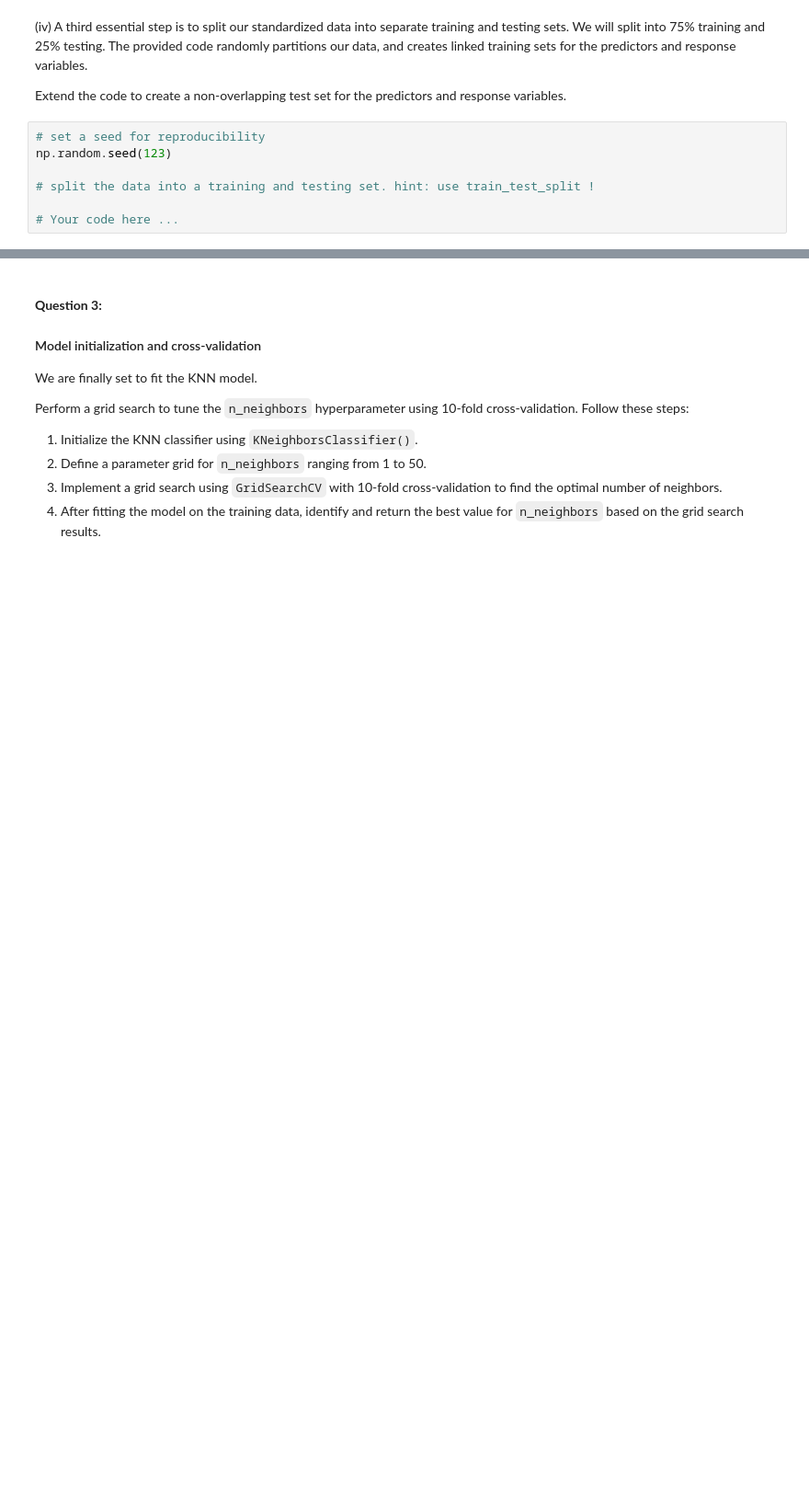
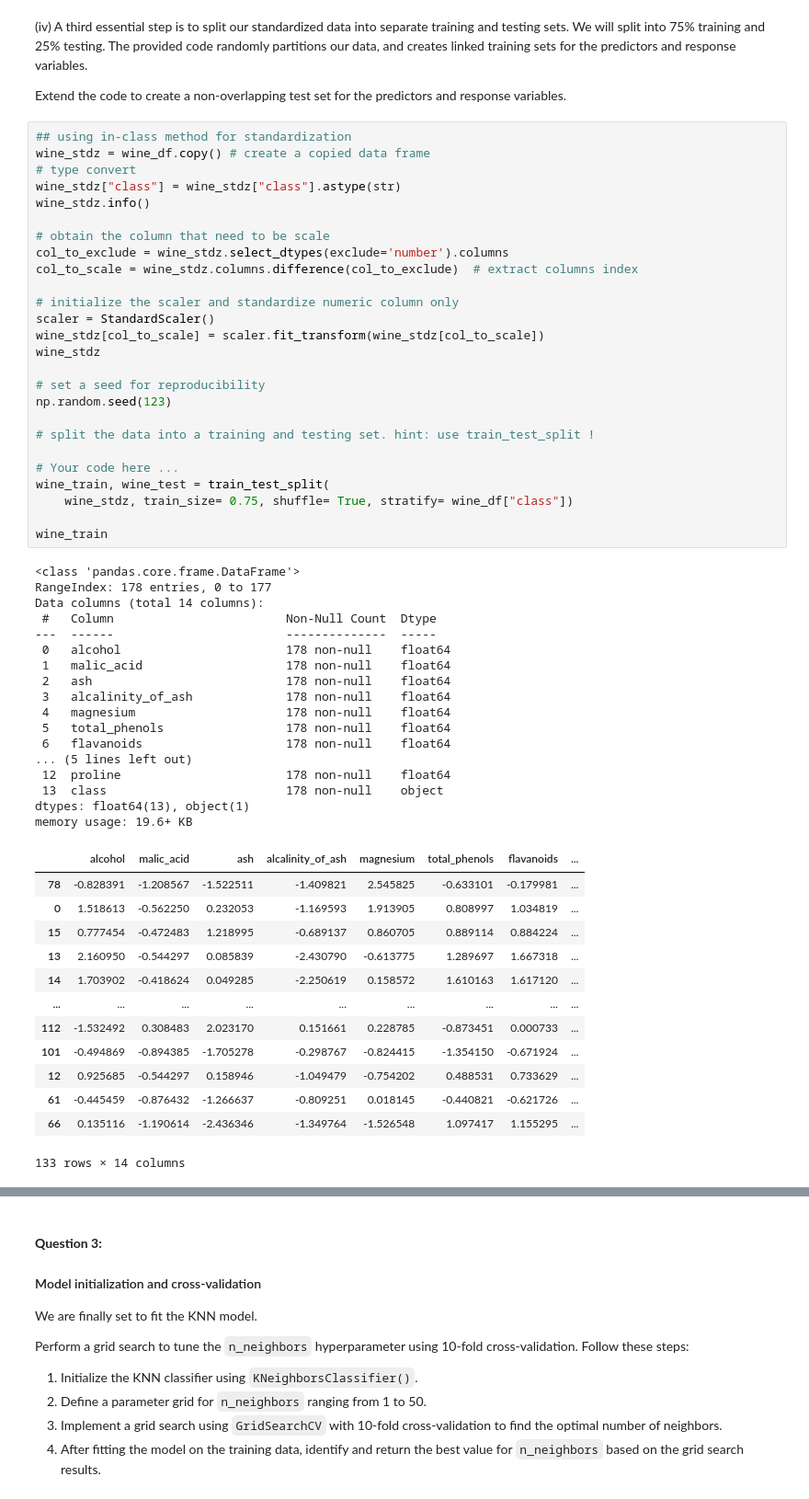
Before and after one commit to yikai82/LCR-Ln-Class-ReSap, a Jupyter notebook: 02_activities/assignments/assignment_1.ipynb, the cells around one changed output, grey strips where cells are left out. Shown: that part at 92% size. Cells and saved outputs as stored; diff of their text form; blank space fills up the shorter version.

```diff
--- a/02_activities/assignments/assignment_1.ipynb
+++ b/02_activities/assignments/assignment_1.ipynb
@@ -96,9 +143,59 @@ print(predictors_standardized.head())
 
 Extend the code to create a non-overlapping test set for the predictors and response variables.
 # %%
+## using in-class method for standardization
+wine_stdz = wine_df.copy() # create a copied data frame
+# type convert
+wine_stdz["class"] = wine_stdz["class"].astype(str)
+wine_stdz.info()
+
+# obtain the column that need to be scale
+col_to_exclude = wine_stdz.select_dtypes(exclude='number').columns
+col_to_scale = wine_stdz.columns.difference(col_to_exclude)  # extract columns index
+
+# initialize the scaler and standardize numeric column only
+scaler = StandardScaler()
+wine_stdz[col_to_scale] = scaler.fit_transform(wine_stdz[col_to_scale])
+wine_stdz
+
 # set a seed for reproducibility
 np.random.seed(123)
 
 # split the data into a training and testing set. hint: use train_test_split !
 
 # Your code here ...
+wine_train, wine_test = train_test_split(
+    wine_stdz, train_size= 0.75, shuffle= True, stratify= wine_df["class"])
+
+wine_train
+# %% [output]
+<class 'pandas.core.frame.DataFrame'>
+RangeIndex: 178 entries, 0 to 177
+Data columns (total 14 columns):
+ #   Column                        Non-Null Count  Dtype
+---  ------                        --------------  -----
+ 0   alcohol                       178 non-null    float64
+ 1   malic_acid                    178 non-null    float64
+ 2   ash                           178 non-null    float64
+ 3   alcalinity_of_ash             178 non-null    float64
+ 4   magnesium                     178 non-null    float64
+ 5   total_phenols                 178 non-null    float64
+ 6   flavanoids                    178 non-null    float64
+... (5 lines left out)
+ 12  proline                       178 non-null    float64
+ 13  class                         178 non-null    object
+dtypes: float64(13), object(1)
+memory usage: 19.6+ KB
+|  | alcohol | malic_acid | ash | alcalinity_of_ash | magnesium | total_phenols | flavanoids | ... |
+| 78 | -0.828391 | -1.208567 | -1.522511 | -1.409821 | 2.545825 | -0.633101 | -0.179981 | ... |
+| 0 | 1.518613 | -0.562250 | 0.232053 | -1.169593 | 1.913905 | 0.808997 | 1.034819 | ... |
+| 15 | 0.777454 | -0.472483 | 1.218995 | -0.689137 | 0.860705 | 0.889114 | 0.884224 | ... |
+| 13 | 2.160950 | -0.544297 | 0.085839 | -2.430790 | -0.613775 | 1.289697 | 1.667318 | ... |
+| 14 | 1.703902 | -0.418624 | 0.049285 | -2.250619 | 0.158572 | 1.610163 | 1.617120 | ... |
+| ... | ... | ... | ... | ... | ... | ... | ... | ... |
+| 112 | -1.532492 | 0.308483 | 2.023170 | 0.151661 | 0.228785 | -0.873451 | 0.000733 | ... |
+| 101 | -0.494869 | -0.894385 | -1.705278 | -0.298767 | -0.824415 | -1.354150 | -0.671924 | ... |
+| 12 | 0.925685 | -0.544297 | 0.158946 | -1.049479 | -0.754202 | 0.488531 | 0.733629 | ... |
+| 61 | -0.445459 | -0.876432 | -1.266637 | -0.809251 | 0.018145 | -0.440821 | -0.621726 | ... |
+| 66 | 0.135116 | -1.190614 | -2.436346 | -1.349764 | -1.526548 | 1.097417 | 1.155295 | ... |
+133 rows × 14 columns
```
Also changed, not shown: parts of 18 cells of this notebook.
